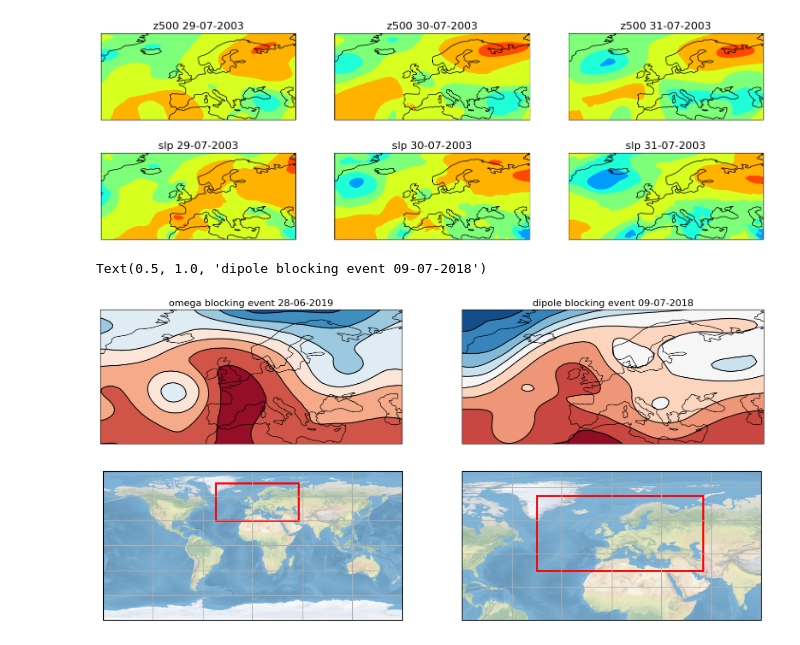
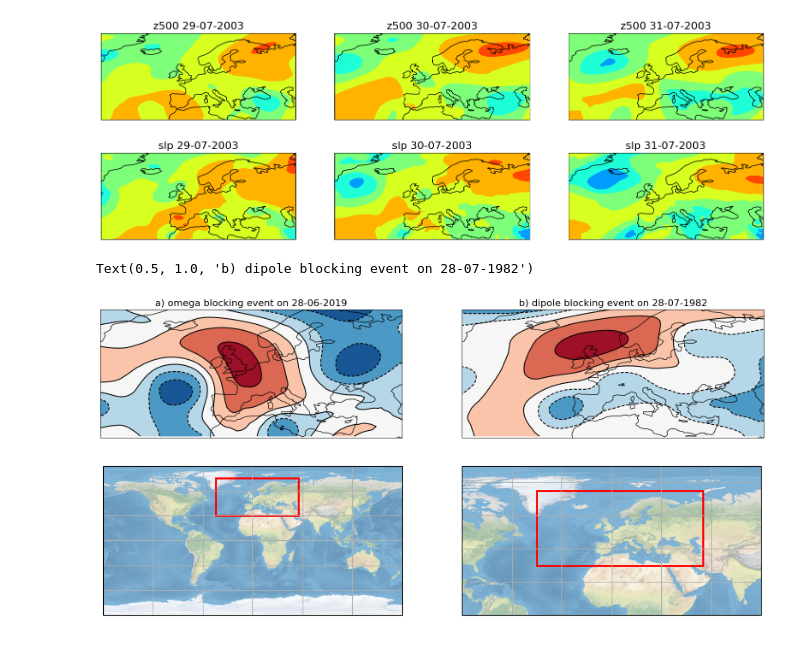
Before and after one commit to tobiasleibrock/blocking, a Jupyter notebook: bin/visualize_data.ipynb, the cells around one changed output. Drawn from its saved outputs; the diff is of its cells as text; code cells hidden in the pictures.

Commit message:
add visualizations and comments for data transformations

```diff
--- a/bin/visualize_data.ipynb
+++ b/bin/visualize_data.ipynb
@@ -156,51 +156,51 @@ for i in range(3):
 # %% [output]
 [figure]
 # %%
-# plot an omega blocking event over western europe during the 2019 heat wave
-
+# plot an omega blocking event and dipole blocking event in the ERA5 dataset
 time = datetime(year=2019, month=6, day=28)
 
 fig, axs = plt.subplots(subplot_kw={"projection": ccrs.PlateCarree()}, figsize=(20, 6), ncols=2)
 
 for a in axs:
     a.coastlines(resolution="110m", linewidth=1)
+    a.set_extent([-44, 50, 30, 70], crs=ccrs.PlateCarree())
 
 cs = axs[0].contourf(
-    pre_data[pre_lon],
-    pre_data[pre_lat],
-    pre_data.sel(time=time, method="nearest")[variable].data,
+    post_data[post_lon],
+    post_data[post_lat],
+    post_data.sel(time=time, method="nearest")[variable].data[0],
     transform=ccrs.PlateCarree(),
     cmap=plt.cm.RdBu_r,
 )
 cs = axs[0].contour(
-    pre_data[pre_lon],
-    pre_data[pre_lat],
-    pre_data.sel(time=time, method="nearest")[variable].data,
+    post_data[post_lon],
+    post_data[post_lat],
+    post_data.sel(time=time, method="nearest")[variable].data[0],
     transform=ccrs.PlateCarree(),
     colors="black",
 )
-axs[0].set_title("omega blocking event " + time.strftime("%d-%m-%Y"), fontsize=16)
+axs[0].set_title("a) omega blocking event on " + time.strftime("%d-%m-%Y"), fontsize=16)
 
-time = datetime(year=2018, month=7, day=9)
+time = datetime(year=1982, month=7, day=28)
 
 cs = axs[1].contourf(
-    pre_data[pre_lon],
-    pre_data[pre_lat],
-    pre_data.sel(time=time, method="nearest")[variable].data,
+    post_data[post_lon],
+    post_data[post_lat],
+    post_data.sel(time=time, method="nearest")[variable].data[0],
     transform=ccrs.PlateCarree(),
     cmap=plt.cm.RdBu_r,
 )
 cs = axs[1].contour(
-    pre_data[pre_lon],
-    pre_data[pre_lat],
-    pre_data.sel(time=time, method="nearest")[variable].data,
+    post_data[post_lon],
+    post_data[post_lat],
+    post_data.sel(time=time, method="nearest")[variable].data[0],
     transform=ccrs.PlateCarree(),
     colors="black",
 )
-axs[1].set_title("dipole blocking event " + time.strftime("%d-%m-%Y"), fontsize=16)
+axs[1].set_title("b) dipole blocking event on " + time.strftime("%d-%m-%Y"), fontsize=16)
 # %% [output]
-Text(0.5, 1.0, 'dipole blocking event 09-07-2018')
+Text(0.5, 1.0, 'b) dipole blocking event on 28-07-1982')
-[figure, old version]
+[figure, new version]
 # %%
 # Define bounding box
 lon_range = (-45, 55)
```
Also changed, not shown: parts of 2 cells of this notebook, 1 other file.
